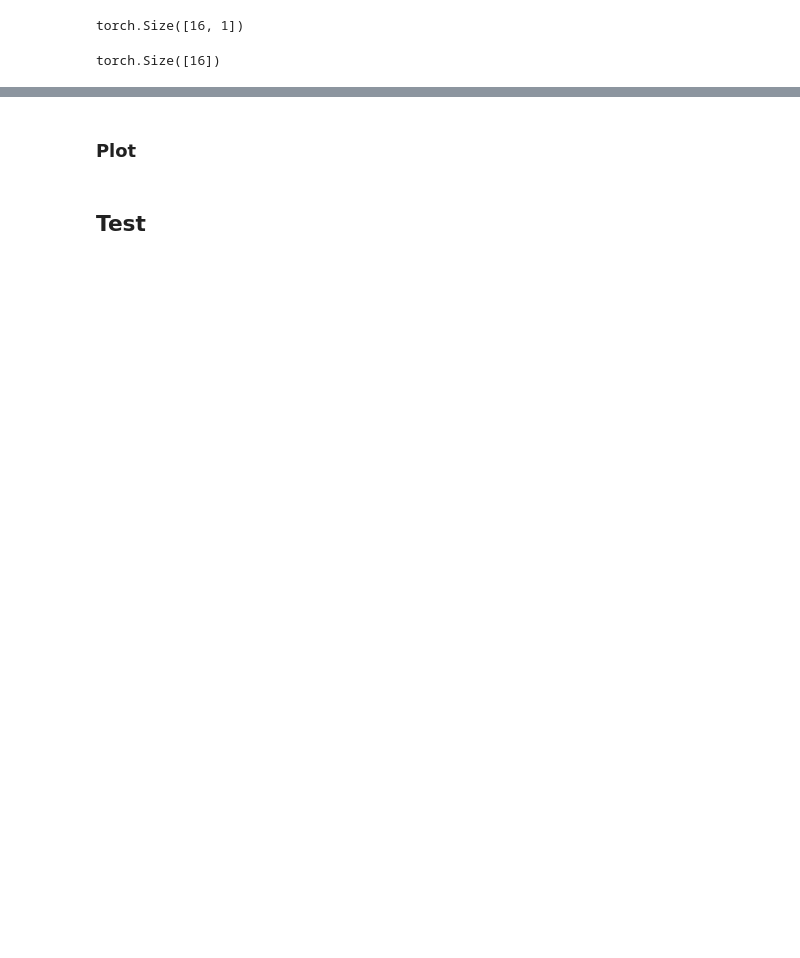
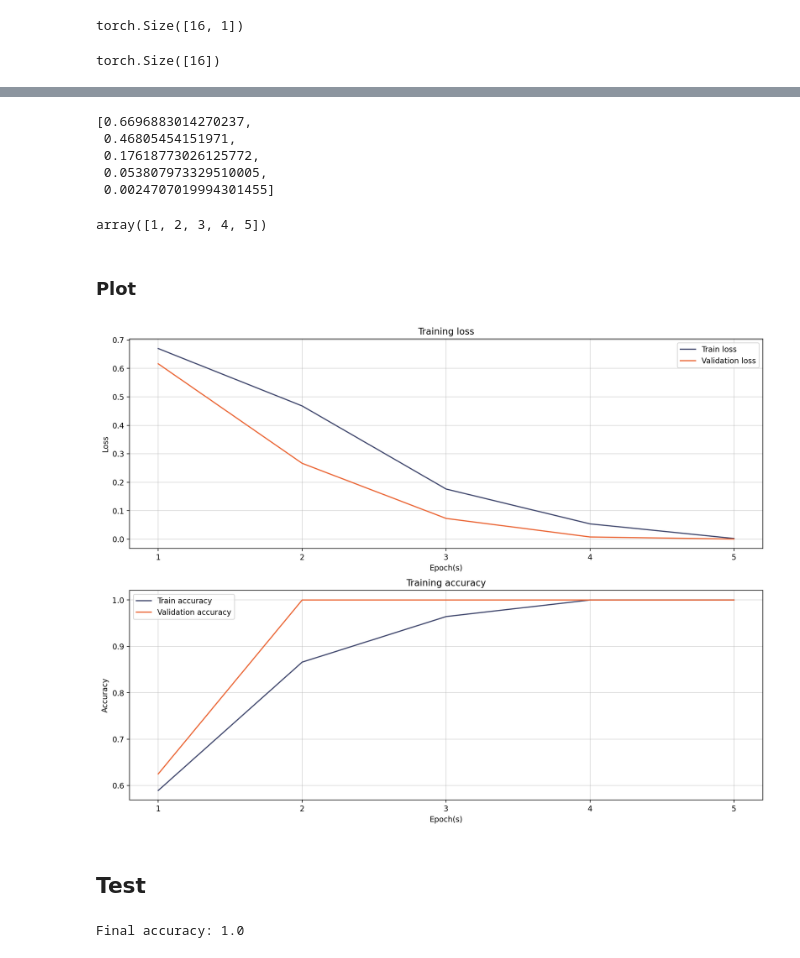
Before and after one commit to DanielSc4/Approach-LWD, a Jupyter notebook: src/bert-like_test.ipynb, the cells around one changed output, grey strips where cells are left out. Cells and saved outputs as stored; diff of their text form; code cells hidden in the pictures; blank space fills up the shorter version.

```diff
--- a/src/bert-like_test.ipynb
+++ b/src/bert-like_test.ipynb
@@ -92,6 +92,5 @@ len:
 from models.TransformerBinaryClassifier import TransformerBinaryClassifier
 
 from transformers import AutoModel
-
-bert_model = AutoModel.from_pretrained(model_name)
+transformer_model = AutoModel.from_pretrained(model_name)
 # %% [output]
@@ -103,7 +116,7 @@ Some weights of the model checkpoint at bert-base-uncased were not used when ini
 #   input_ids
 #   attention_mask
 model = TransformerBinaryClassifier(
-    model = bert_model,
+    model = transformer_model,
     dropout_rate = .2,
 )
 inp, lbl = next(iter(train_loader))
@@ -153,36 +166,53 @@ history = train_loop(
 
 Done
+# %%
+history['train_losses']
+# %% [output]
+[0.6696883014270237,
+ 0.46805454151971,
+ 0.17618773026125772,
+ 0.053807973329510005,
+ 0.0024707019994301455]
+# %%
+np.arange(len(history['train_losses'])) + 1
+# %% [output]
+array([1, 2, 3, 4, 5])
 # %% [markdown]
 ### Plot
 # %%
 palette = {
     0: '#ACBEA3',
     1: '#40476D',
     2: '#826754',
     3: '#EB6534',
     4: '#AD5D4E'
 }
-plt.figure(figsize= (17, 11), dpi = 200)
+plt.figure(figsize= (15, 11), dpi = 200)
 
 plt.subplot(2, 1, 1)
-plt.plot(history['train_losses'], label = 'Train loss', color = palette[1])
-plt.plot(history['val_losses'], label = 'Validation loss', color = palette[3])
+x = np.arange(len(history['train_losses'])) + 1
+plt.xticks(x)
+plt.plot(x, history['train_losses'], label = 'Train loss', color = palette[1])
+plt.plot(x, history['val_losses'], label = 'Validation loss', color = palette[3])
 plt.title('Training loss')
 plt.xlabel('Epoch(s)')
 plt.ylabel('Loss')
 plt.grid(alpha = .5)
 plt.legend()
 
 plt.subplot(2, 1, 2)
-plt.plot(history['train_accs'], label = 'Train accuracy', color = palette[1])
-plt.plot(history['val_accs'], label = 'Validation accuracy', color = palette[3])
+plt.xticks(x)
+plt.plot(x, history['train_accs'], label = 'Train accuracy', color = palette[1])
+plt.plot(x, history['val_accs'], label = 'Validation accuracy', color = palette[3])
 plt.title('Training accuracy')
 plt.xlabel('Epoch(s)')
 plt.ylabel('Accuracy')
 plt.grid(alpha = .5)
 plt.legend()
 
 plt.show()
+# %% [output]
+[figure, added]
 # %%
 # tmp store
 import pickle
@@ -198,7 +228,7 @@ test_model = history['final_model'].to(device)
 test_model.eval()
 test_accs = .0
 
-for inputs, labels in test_loader():
+for inputs, labels in test_loader:
     for ele in inputs:
             inputs[ele] = inputs[ele].to(device)
     labels = labels.to(device)
@@ -210,3 +240,5 @@ for inputs, labels in test_loader():
     test_accs += compute_acc(outputs, labels)
 
 print(f'Final accuracy: {test_accs / len(test_loader)}')
+# %% [output]
+Final accuracy: 1.0
```
Also changed, not shown: parts of 6 cells of this notebook, 1 other file.
